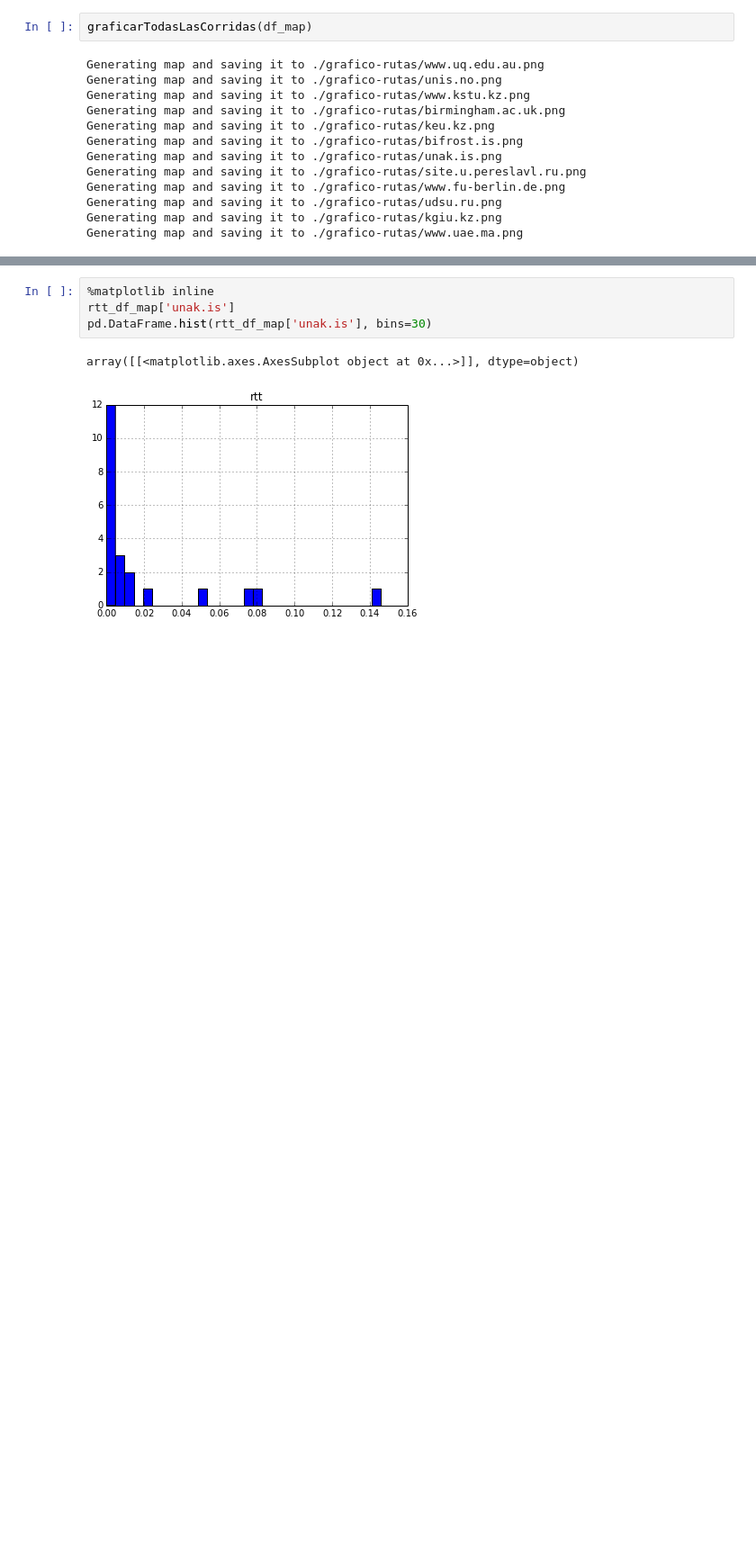
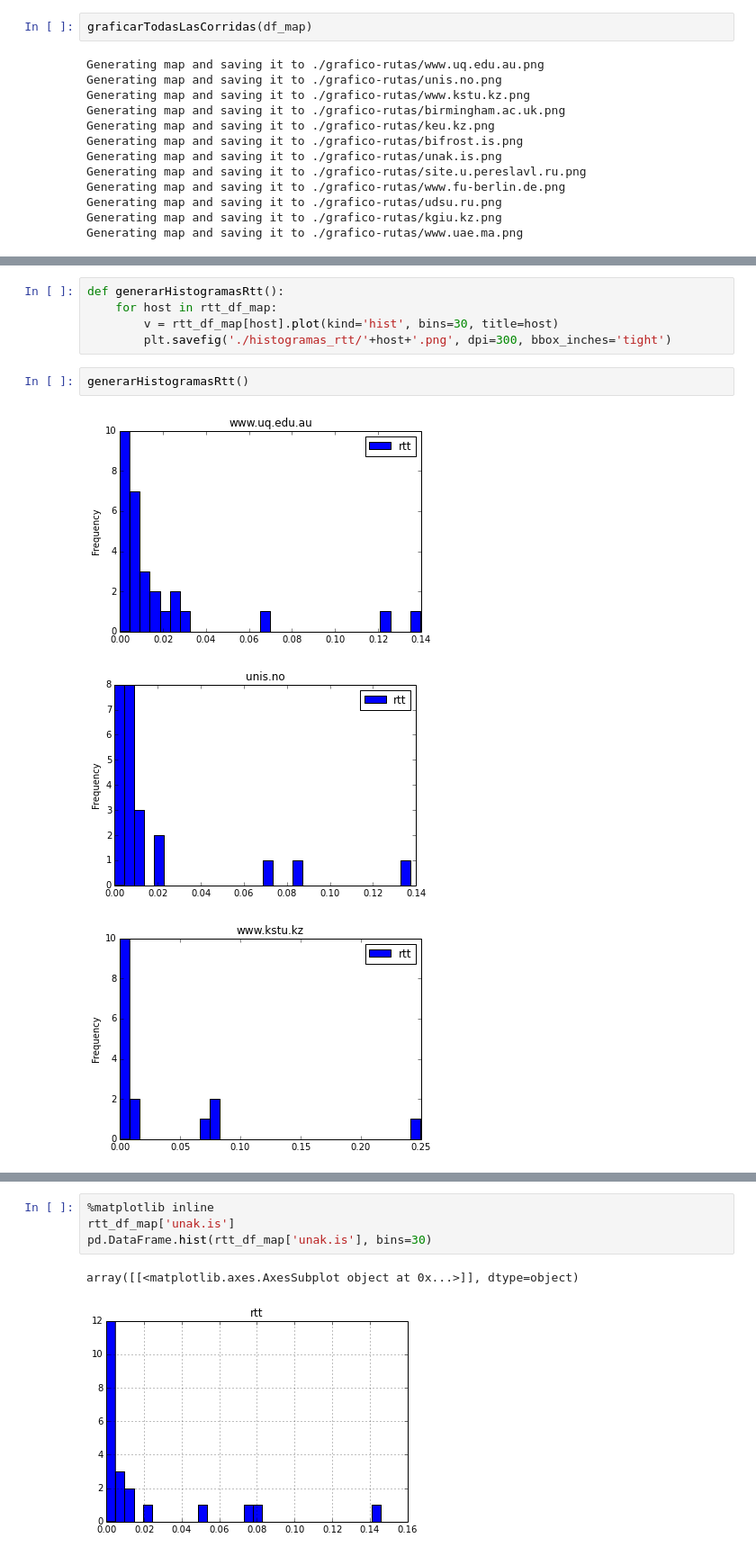
Before and after one commit to calasius/redes, a Jupyter notebook: tp2/calculate_route_outliers.ipynb, the cells around one changed output, grey strips where cells are left out. Shown: that part at 90% size. Drawn from its saved outputs; the diff is of its cells as text; blank space fills up the shorter version.

```diff
--- a/tp2/calculate_route_outliers.ipynb
+++ b/tp2/calculate_route_outliers.ipynb
@@ -310,0 +350,11 @@ rtt_df_map['unak.is']
+# %%
+def generarHistogramasRtt():
+    for host in rtt_df_map:
+        v = rtt_df_map[host].plot(kind='hist', bins=30, title=host)
+        plt.savefig('./histogramas_rtt/'+host+'.png', dpi=300, bbox_inches='tight')
+# %%
+generarHistogramasRtt()
+# %% [output]
+[figure, added]
+[figure, added]
+[figure, added]
```
Also changed, not shown: parts of 11 cells of this notebook, 25 other files.
